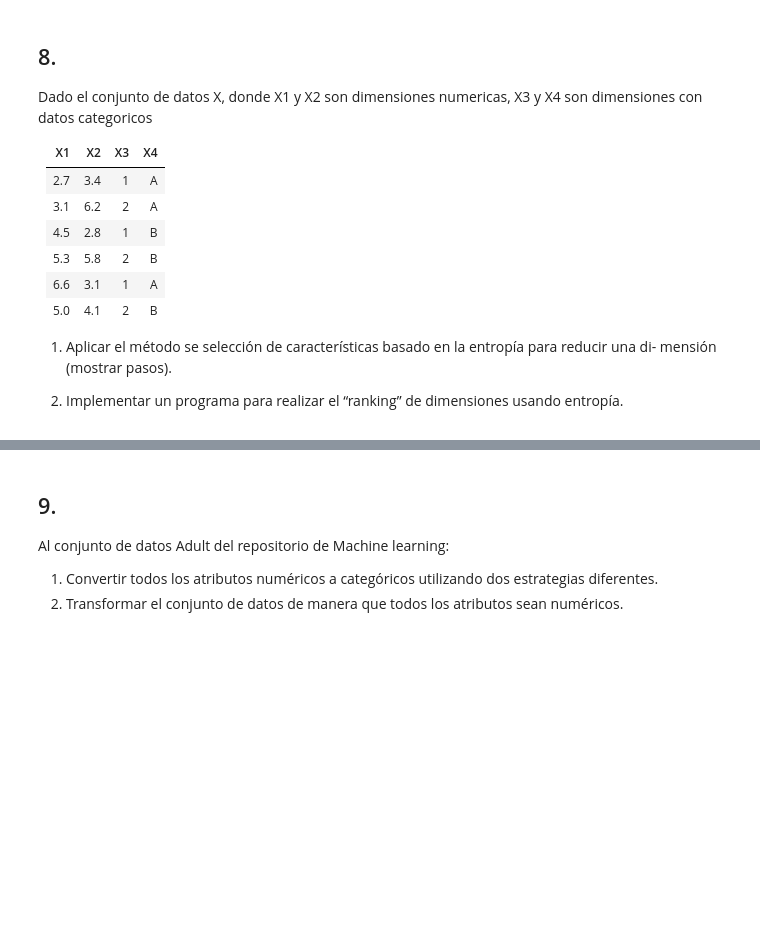
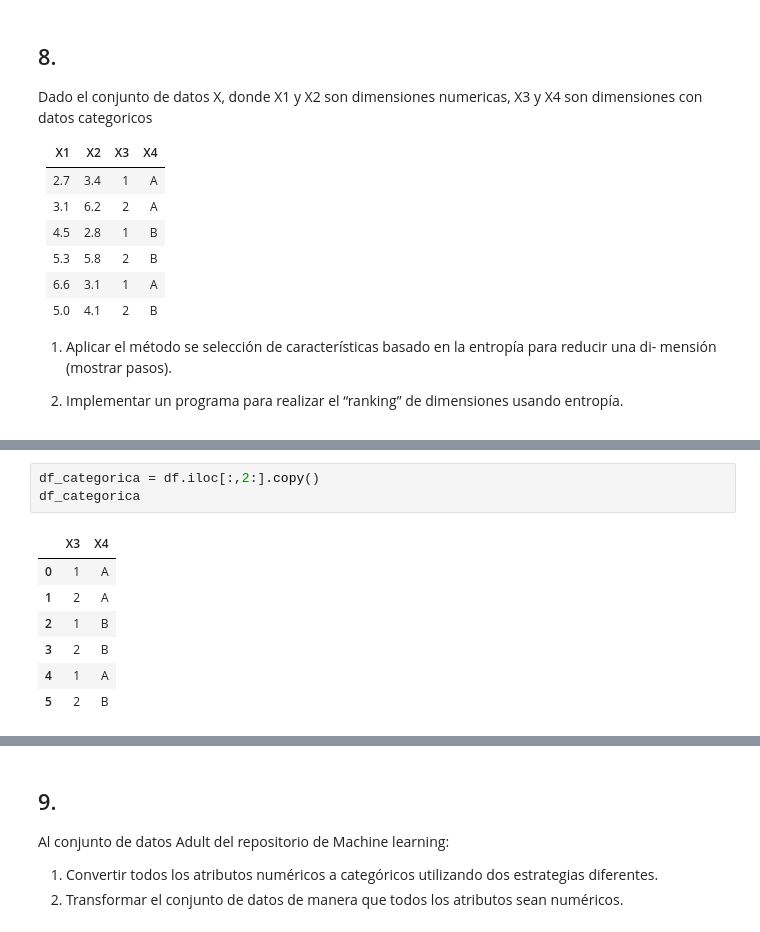
Before and after one commit to acmoral/ProyectoMineria, a Jupyter notebook: Talleres/Taller1/taller1.ipynb, the cells around one changed output, grey strips where cells are left out. Drawn from its saved outputs; the diff is of its cells as text; blank space fills up the shorter version.

```diff
--- a/Talleres/Taller1/taller1.ipynb
+++ b/Talleres/Taller1/taller1.ipynb
@@ -353,0 +376,11 @@ mensión (mostrar pasos).
+# %%
+df_categorica = df.iloc[:,2:].copy()
+df_categorica
+# %% [output]
+|  | X3 | X4 |
+| 0 | 1 | A |
+| 1 | 2 | A |
+| 2 | 1 | B |
+| 3 | 2 | B |
+| 4 | 1 | A |
+| 5 | 2 | B |
```
Also changed, not shown: parts of 9 cells of this notebook.
